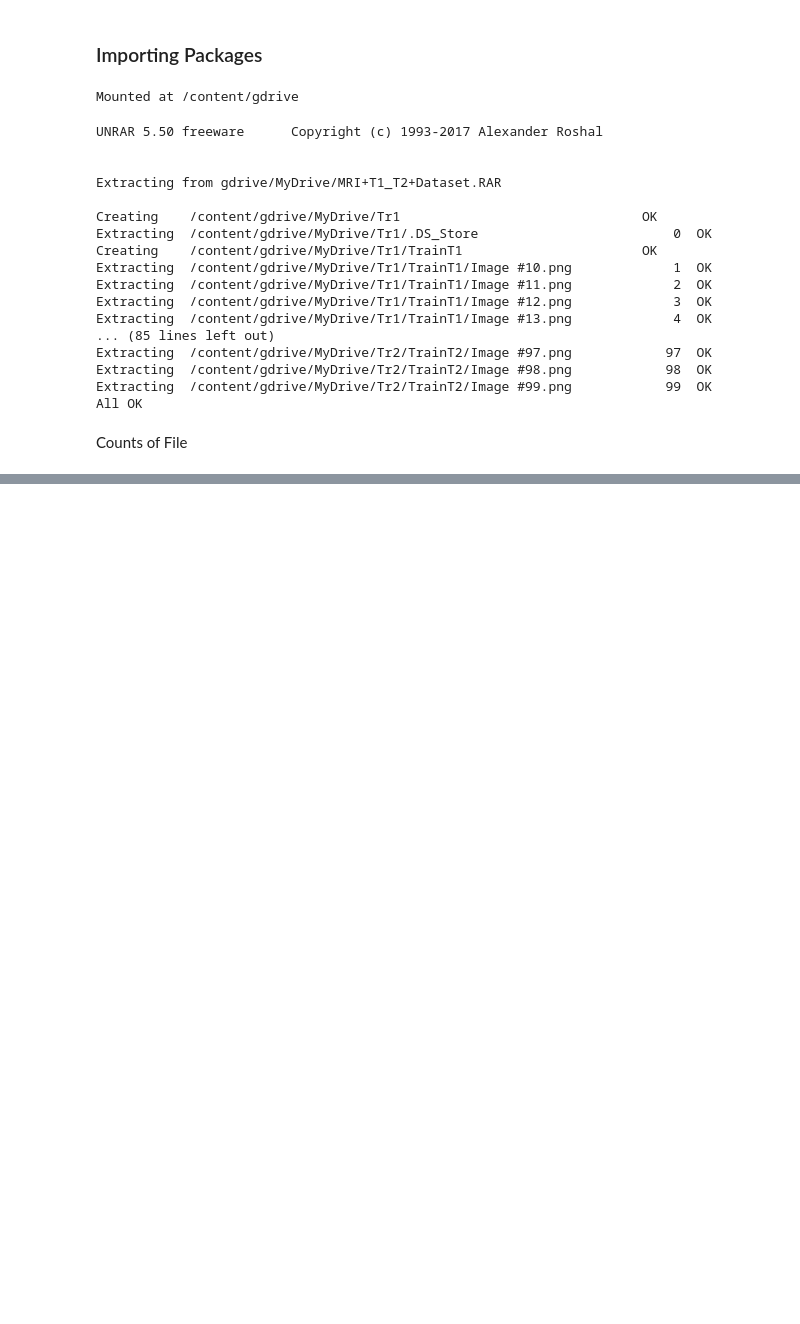
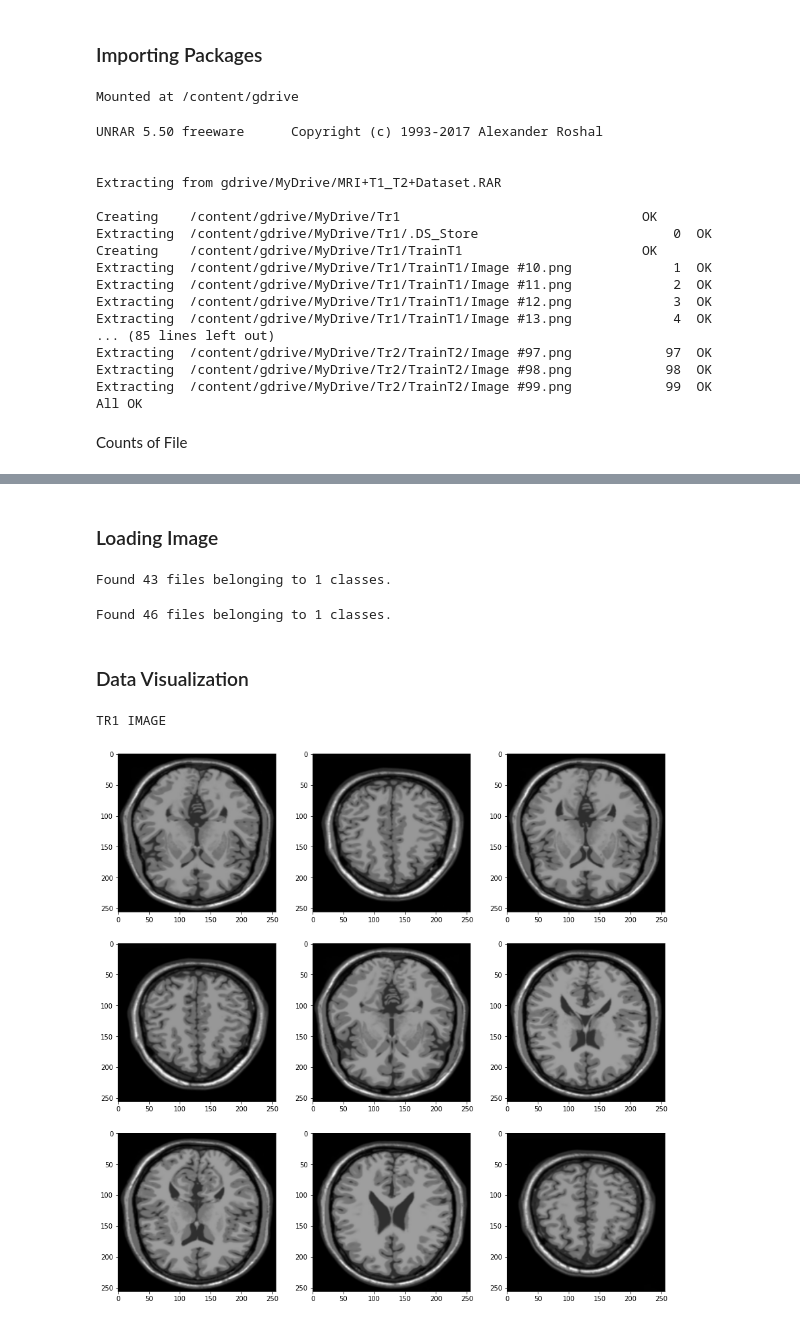
Before and after one commit to chaitsugale/Style-Transfer-using-CycleGAN, a Jupyter notebook: Style_Transfer_MR1_T1_T2_Cyclic_GAN_Capstone_Project_Chaitanya.ipynb, the cells around one changed output, grey strips where cells are left out. Drawn from its saved outputs; the diff is of its cells as text; code cells hidden in the pictures; blank space fills up the shorter version.

```diff
--- a/Style_Transfer_MR1_T1_T2_Cyclic_GAN_Capstone_Project_Chaitanya.ipynb
+++ b/Style_Transfer_MR1_T1_T2_Cyclic_GAN_Capstone_Project_Chaitanya.ipynb
@@ -74,3 +79,20 @@ Extracting  /content/gdrive/MyDrive/Tr2/TrainT2/Image #99.png            99  OK
 All OK
 # %% [markdown]
 Counts of File
+# %%
+#Defining the path of data
+
+#for tr1
+#tr1_data = pathlib.Path('/content/gdrive/MyDrive/Tr1/TrainT1')
+
+#for tr2
+#tr2_data = pathlib.Path('/content/gdrive/MyDrive/Tr2/TrainT2')
+
+base_dir = pathlib.Path("/content/gdrive/My Drive")
+os.chdir(base_dir)
+
+tr1_data = pathlib.Path(str(base_dir) + "/Tr1/TrainT1")
+tr2_data = pathlib.Path(str(base_dir) + "/Tr2/TrainT2")
+
+print("Path for T1 data :\n", tr1_data)
+print("Path for T2 data :\n", tr2_data)
@@ -76,0 +145,33 @@ Counts of File
+# %%
+# The input shape for image should be (256, 256) so we are setting the image size
+
+image_height = 256
+image_width = 256
+# %%
+# setting up default batch size
+
+mr1_batch_size = 32
+# %% [markdown]
+### Loading Image
+# %%
+t1_image = image_dataset_from_directory(tr1_data,seed=123,shuffle = True,labels = None,image_size = (image_height,image_width),batch_size = mr1_batch_size )
+# %% [output]
+Found 43 files belonging to 1 classes.
+# %%
+t2_image = image_dataset_from_directory(tr2_data,seed=123,shuffle = True,labels = None,image_size = (image_height,image_width),batch_size = mr1_batch_size )
+# %% [output]
+Found 46 files belonging to 1 classes.
+# %% [markdown]
+### Data Visualization
+# %%
+plt.figure(figsize=(15,15))
+
+print("TR1 IMAGE")
+
+for images in t1_image.take(2):
+  for i in range(9):
+    ax = plt.subplot(3, 3, i + 1)
+    plt.imshow(images[i].numpy().astype('uint8'))
+# %% [output]
+TR1 IMAGE
+[figure, added]
```
Also changed, not shown: parts of 9 cells of this notebook.
